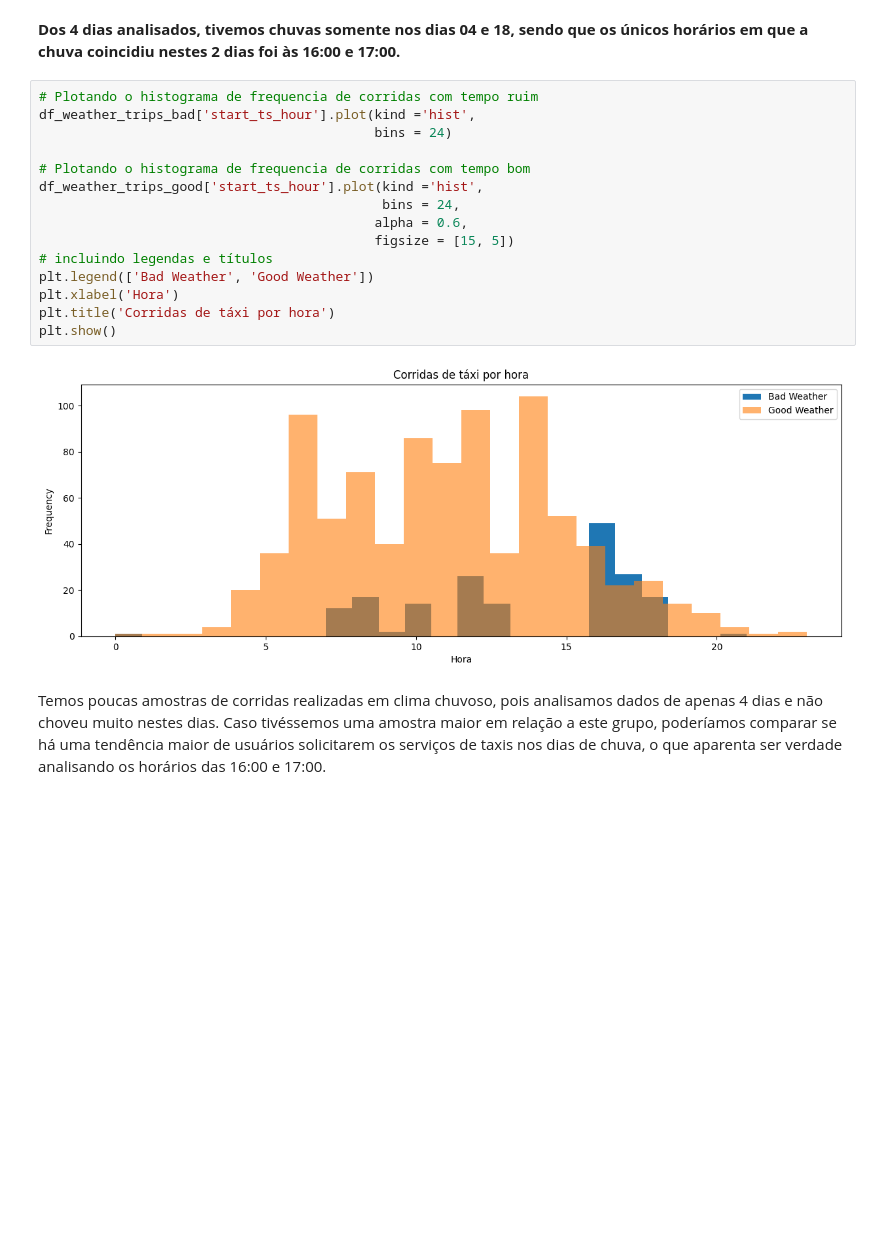
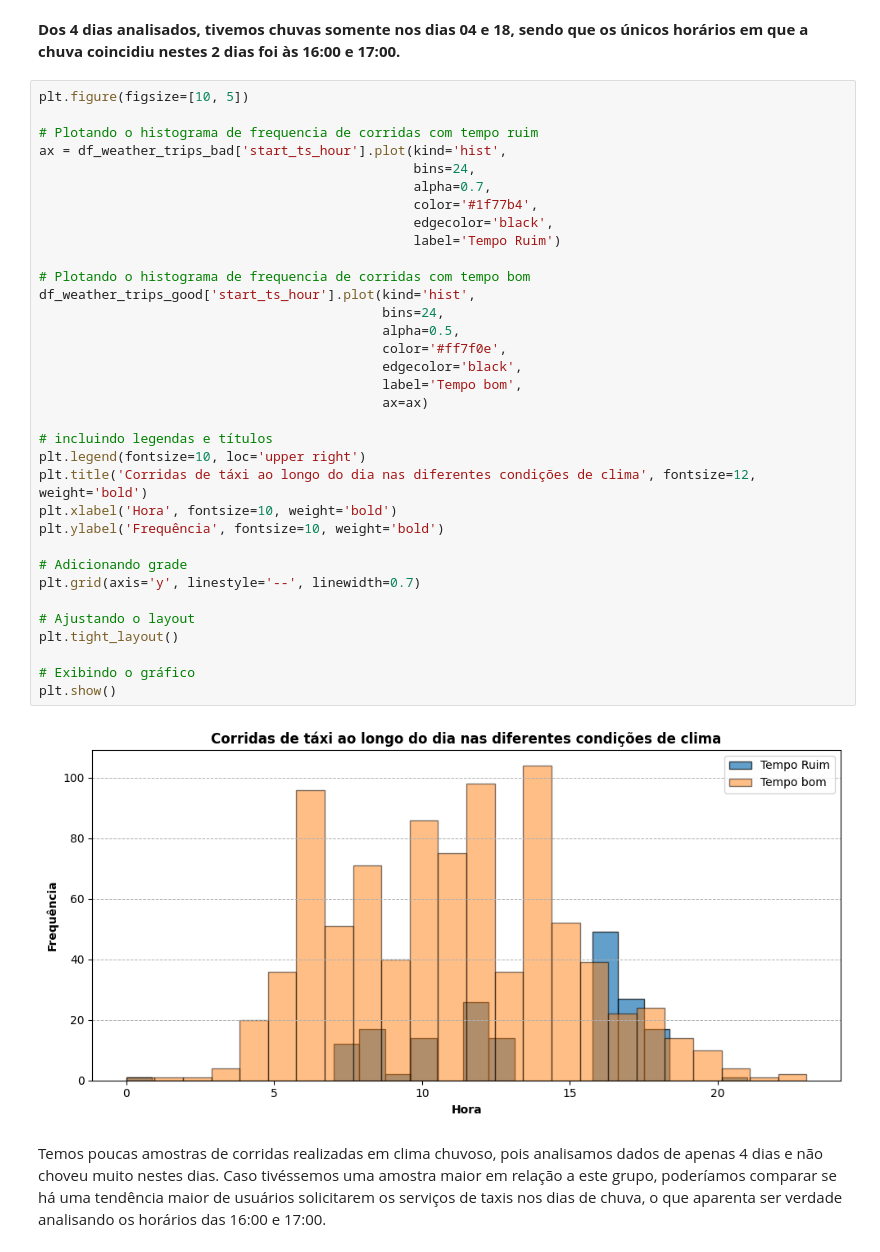
Before and after one commit to Rosental14/Zuber, a Jupyter notebook: projeto_zuber.ipynb, the cells around one changed output. Saved outputs shown, nothing was run; the diff lists cells and outputs as text; blank space fills up the shorter version.

Commit message:
Formatados os gráficos

```diff
--- a/projeto_zuber.ipynb
+++ b/projeto_zuber.ipynb
@@ -369,22 +423,41 @@ Name: count, dtype: int64
 # %% [markdown]
 **Dos 4 dias analisados, tivemos chuvas somente nos dias 04 e 18, sendo que os únicos horários em que a chuva coincidiu nestes 2 dias foi às 16:00 e 17:00.**
 # %%
+plt.figure(figsize=[10, 5])
+
 # Plotando o histograma de frequencia de corridas com tempo ruim
-df_weather_trips_bad['start_ts_hour'].plot(kind ='hist',
-                                           bins = 24)
+ax = df_weather_trips_bad['start_ts_hour'].plot(kind='hist',
+                                                bins=24,
+                                                alpha=0.7,
+                                                color='#1f77b4',
+                                                edgecolor='black',
+                                                label='Tempo Ruim')
 
 # Plotando o histograma de frequencia de corridas com tempo bom
-df_weather_trips_good['start_ts_hour'].plot(kind ='hist',
-                                            bins = 24,
-                                           alpha = 0.6,
-                                           figsize = [15, 5])
+df_weather_trips_good['start_ts_hour'].plot(kind='hist',
+                                            bins=24,
+                                            alpha=0.5,
+                                            color='#ff7f0e',
+                                            edgecolor='black',
+                                            label='Tempo bom',
+                                            ax=ax)
+
 # incluindo legendas e títulos
-plt.legend(['Bad Weather', 'Good Weather'])
-plt.xlabel('Hora')
-plt.title('Corridas de táxi por hora')
+plt.legend(fontsize=10, loc='upper right')
+plt.title('Corridas de táxi ao longo do dia nas diferentes condições de clima', fontsize=12, weight='bold')
+plt.xlabel('Hora', fontsize=10, weight='bold')
+plt.ylabel('Frequência', fontsize=10, weight='bold')
+
+# Adicionando grade
+plt.grid(axis='y', linestyle='--', linewidth=0.7)
+
+# Ajustando o layout
+plt.tight_layout()
+
+# Exibindo o gráfico
 plt.show()
 # %% [output]
-[figure, old version]
+[figure, new version]
 # %% [markdown]
 Temos poucas amostras de corridas realizadas em clima chuvoso, pois analisamos dados de apenas 4 dias e não choveu muito nestes dias. Caso tivéssemos uma amostra maior em relação a este grupo, poderíamos comparar se há uma tendência maior de usuários solicitarem os serviços de taxis nos dias de chuva, o que aparenta ser verdade analisando os horários das 16:00 e 17:00.
 # %% [markdown]
```
Also changed, not shown: parts of 8 cells of this notebook.
